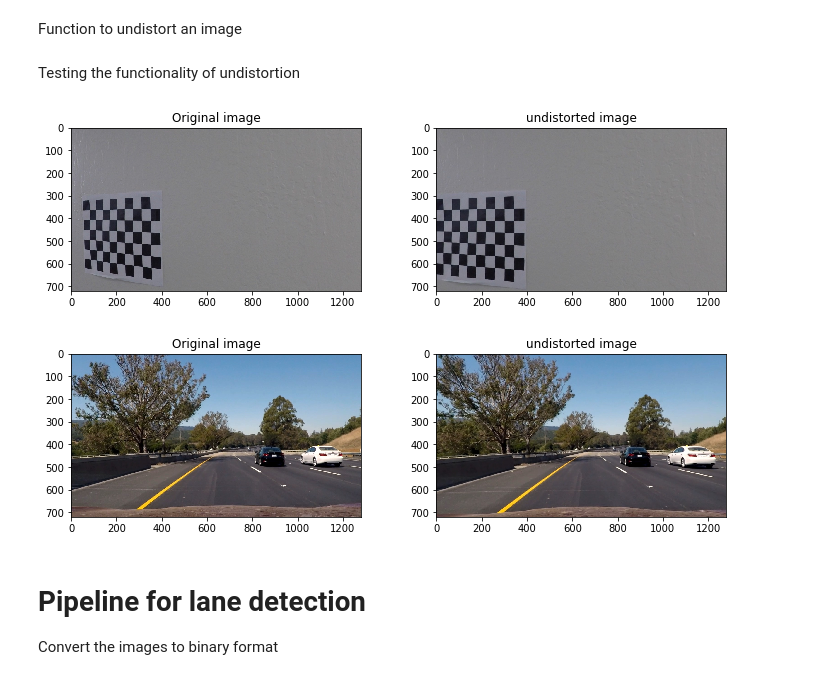
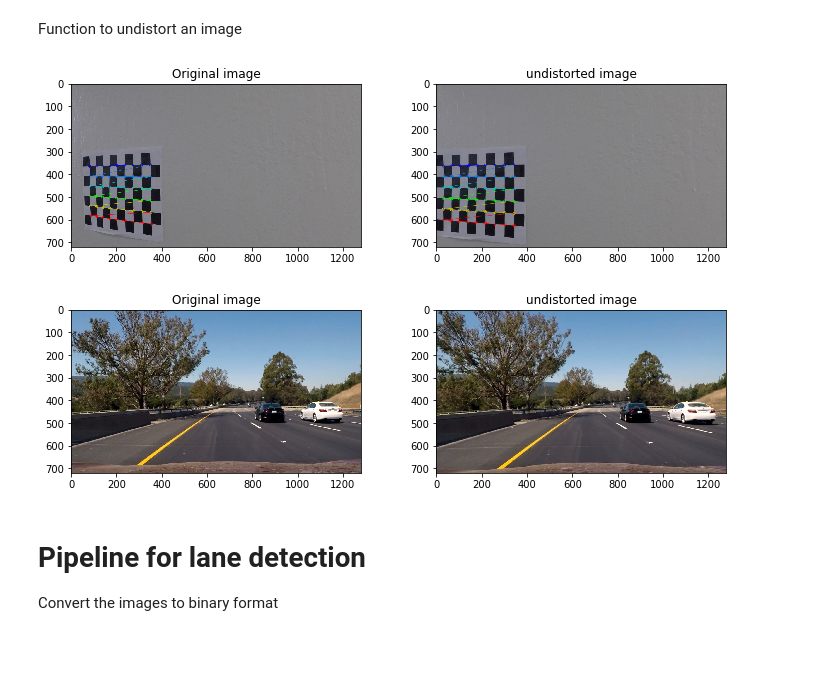
Before and after one commit to AbhishekGurudutt/CarND-Advanced-Lane-Lines, a Jupyter notebook: advanced_lane_detection.ipynb, the cells around one changed output. Cells and saved outputs as stored; diff of their text form; code cells hidden in the pictures; blank space fills up the shorter version.

```diff
--- a/advanced_lane_detection.ipynb
+++ b/advanced_lane_detection.ipynb
@@ -34,38 +34,38 @@ def read_test_images():
 # %% [markdown]
 Function to find corners in chess board, and seperate the images in which the corners cannot be detected
 # %%
-def find_corners(imgs, nx, ny):
-    objpoints = [] #3D points
-    imgpoints = [] #2D points
+def find_corners(imgs, x, y):
+    points_3D = []
+    points_2D = []
 
-    corners_not_detected = [] #list of images in which corners cannot be detected
-    corners_detected = [] #list of images in which corners were detected
+    corners_not_detected = []
+    corners_detected = []
 
-    objp = np.zeros((nx * ny, 3), np.float32)
-    objp[:,:2] = np.mgrid[0:nx,0:ny].T.reshape(-1, 2)
+    obj_3D = np.zeros((x * y, 3), np.float32)
+    obj_3D[:,:2] = np.mgrid[0:x, 0:y].T.reshape(-1, 2)
 
     for img in imgs:
         gray_img = cv2.cvtColor(img, cv2.COLOR_RGB2GRAY)
 
-        ret, corners = cv2.findChessboardCorners(gray_img, (nx, ny), None)
+        ret, corners = cv2.findChessboardCorners(gray_img, (x, y), None)
 
         if ret == True:
-            objpoints.append(objp)
-            imgpoints.append(corners)
+            points_3D.append(obj_3D)
+            points_2D.append(corners)
             corners_detected.append(img)
         else:
             corners_not_detected.append(img)
 
-    return objpoints, imgpoints, corners_detected, corners_not_detected
+    return points_3D, points_2D, corners_detected, corners_not_detected
 # %% [markdown]
 Testing the functionality of Corners detected and not detected in the list of input images
 # %%
 #Number of corners to be found
-nx = 9
-ny = 6
+no_x = 9
+no_y = 6
 
 calib_imgs = read_calib_images()
-objpoints, imgpoints, corners_detected, corners_not_detected = find_corners(calib_imgs, nx, ny)
+points_3D, points_2D, corners_detected, corners_not_detected = find_corners(calib_imgs, no_x, no_y)
 
 print("Number of images in which corners were detected = ", len(corners_detected))
 print("Number of images in which corners were not detected = ", len(corners_not_detected))
@@ -75,7 +75,7 @@ print("")
 print("images of corners detected")
 plt.figure(figsize=(12, 18))
 for idx, img in enumerate(corners_detected):
-    cv2.drawChessboardCorners(img, (nx,ny), imgpoints[idx], True)
+    cv2.drawChessboardCorners(img, (no_x, no_y), points_2D[idx], True)
     plt.subplot(6, 3, idx+1)
     plt.imshow(img)
     plt.axis('off')
@@ -102,55 +102,47 @@ Since the number of x and y corners to be detected is more than the number of co
 # %% [markdown]
 Function to undistort an image
 # %%
-def get_calibration_value(img, objpoints, imgpoints):
+def get_calibration_value(img, points_3D, points_2D):
 
     img_shape = (img.shape[0], img.shape[1])
 
     #calibrate the camera
-    ret, mtx, dist, rvecs, tvecs = cv2.calibrateCamera(objpoints, imgpoints, img_shape, None, None)
+    ret, mtx, dist, rvecs, tvecs = cv2.calibrateCamera(points_3D, points_2D, img_shape, None, None)
     return mtx, dist
 
 def undistort_img(img, mtx, dist):
     return cv2.undistort(img, mtx, dist, None, mtx)
-# %% [markdown]
-Testing the functionality of undistortion
 # %%
-nx = 9
-ny = 6
-
-calib_imgs = read_calib_images()
-objpoints, imgpoints, corners_detected, corners_not_detected = find_corners(calib_imgs, nx, ny)
-
-mtx, dist = get_calibration_value(corners_detected[0], objpoints, imgpoints)
+mtx, dist = get_calibration_value(corners_detected[0], points_3D, points_2D)
 
 calibration_value = {}
 calibration_value["mtx"] = mtx
 calibration_value["dist"] = dist
 pickle.dump( calibration_value, open( "calibration_value.p", "wb" ) )
 
 undist_img = undistort_img(corners_detected[0], mtx, dist)
 
 plt.figure(figsize=(12, 3))
 plt.subplot(1,2,1)
 plt.title("Original image")
 plt.imshow(corners_detected[0])
 plt.subplot(1,2,2)
 plt.title("undistorted image")
 plt.imshow(undist_img)
 plt.show()
 
 test_imgs = read_test_images()
 test_img = test_imgs[3]
 plt.figure(figsize=(12, 3))
 plt.subplot(1,2,1)
 plt.title("Original image")
 plt.imshow(test_img)
 plt.subplot(1,2,2)
 plt.title("undistorted image")
 plt.imshow(undistort_img(test_img, mtx, dist))
 plt.show()
 # %% [output]
-[figure, old version]
+[figure, new version]
 [figure]
 # %% [markdown]
 # Pipeline for lane detection
```
Also changed, not shown: parts of 7 cells of this notebook.
